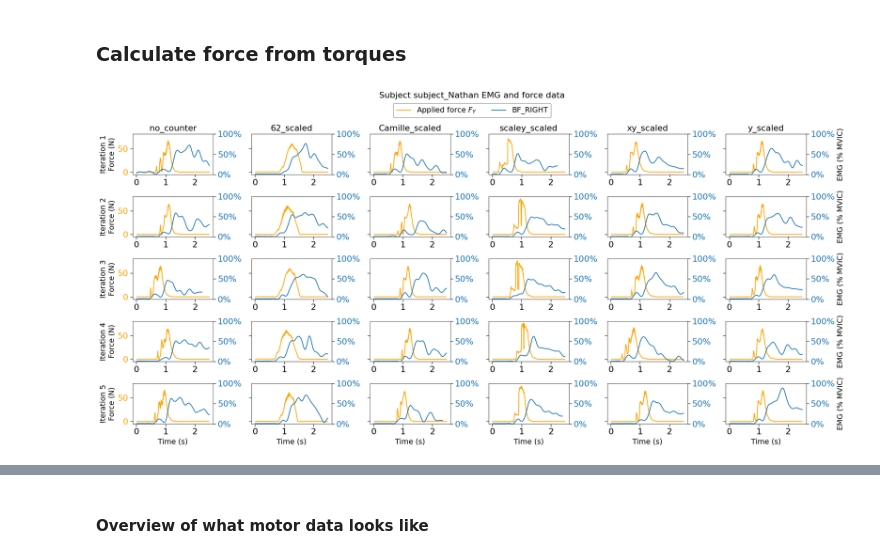
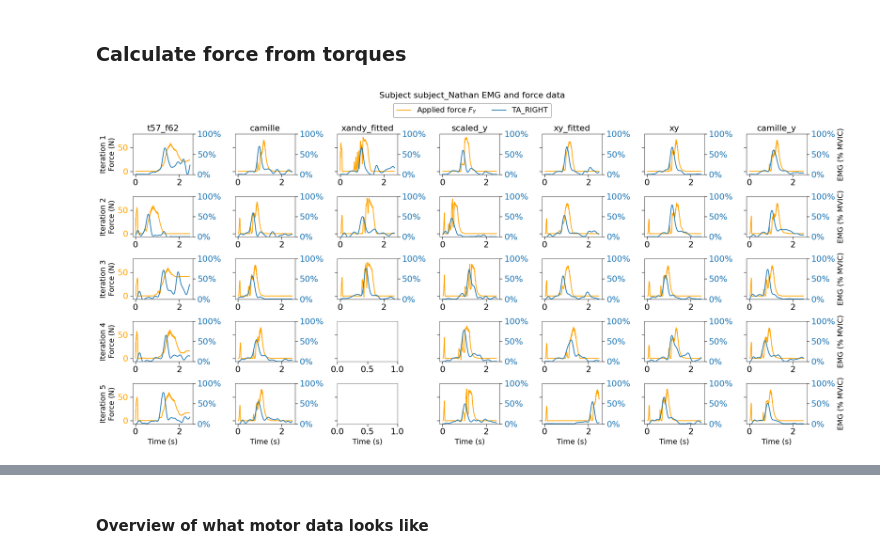
Before and after one commit to Harvard-Slade-Lab/assistive-arm, a Jupyter notebook: notebooks/analyze_emg_N2.ipynb, the cells around one changed output, grey strips where cells are left out. Cells and saved outputs as stored; diff of their text form; code cells hidden in the pictures.

```diff
--- a/notebooks/analyze_emg_N2.ipynb
+++ b/notebooks/analyze_emg_N2.ipynb
@@ -708,7 +749,7 @@ for subject in subject_data.keys():
         # Create dataframe containing the max values for each muscle, should be 1 row
         mvic_df = pd.DataFrame(data=[max_left + max_right], columns=left_mvic_cols + right_mvic_cols)
         # mvic_df = mvic_df[filtered_session_data["UNPOWERED"]["BEFORE"]["EMG"][0].columns]
-        mvic_df = mvic_df[['BF_LEFT', 'BF_RIGHT', 'G_LEFT', 'G_RIGHT', 'RF_LEFT', 'RF_RIGHT', 'VM_LEFT', 'VM_RIGHT']]
+        mvic_df = mvic_df[['BF_LEFT', 'BF_RIGHT', 'G_LEFT', 'G_RIGHT', 'RF_LEFT', 'RF_RIGHT', 'VM_LEFT', 'VM_RIGHT', 'SO_LEFT', 'SO_RIGHT', 'TA_LEFT', 'TA_RIGHT']]
 
         for t_unpowered in filtered_session_data["UNPOWERED"].keys():
             for i, unpowered_df in enumerate(filtered_session_data["UNPOWERED"][t_unpowered]["EMG"]):
@@ -802,22 +834,8 @@ if enable_paper_scaling:
-# %%
-subject = "MIH02"
-session = "December_20"
-
-t_unpowered = "BEFORE"
-
-filtered_session_data = subject_data[subject][session]["filtered_session_data"]
-unique_muscles = get_unique_muscles(subject_data[subject][session]["filtered_session_data"])
-
-plot_dir = subject_dirs[subject][session]["plot_dir"]
-filename = plot_dir / f"unassisted_every_muscle_before.svg"
-
-plot_every_muscle(title=f"Unassisted EMG activations (scaled)\n{t_unpowered}", muscles=unique_muscles, dfs=filtered_session_data["UNPOWERED"][t_unpowered]["EMG"][:5],
-                  fig_path=filename)
 # %% [markdown]
 ## Process MOTOR data
 # %%
 subject = "subject_Nathan"
-session = "September_26"
+session = "October_31"
 # profile = "Camille_no_counter"
 
 for profile in subject_data[subject][session]["filtered_session_data"]["ASSISTED"].keys():
@@ -898,7 +909,7 @@ for subject in subject_data.keys():
                     motor_df[torque] *= corrected_values
 # %%
 subject = "subject_Nathan"
-session = "September_26"
+session = "October_31"
 # profile = "peak_77%_62N"
 
 for profile in subject_data[subject][session]["filtered_session_data"]["ASSISTED"].keys():
@@ -968,63 +972,63 @@ for subject in subject_data.keys():
                 motor_log["F_Y"] = F[:, 1]
 # %%
 subject = "subject_Nathan"
-session = "September_26"
+session = "October_31"
 
-target_muscle = "BF_RIGHT"
+# target_muscle = "BF_RIGHT"
 # profile = "peak_77%_62N"
 
 filtered_session_data = subject_data[subject][session]["filtered_session_data"]
 
 plot_dir = subject_dirs[subject][session]["plot_dir"] / "force_muscle"
 plot_dir.mkdir(exist_ok=True)
 filename = plot_dir / f"overview_force_muscle.svg"
 
 n_cols = len(filtered_session_data["ASSISTED"].keys())
 n_rows = len(filtered_session_data["ASSISTED"][profile]["MOTOR_DATA"])
 
-fig, axs = plt.subplots(n_rows, n_cols, figsize=(20, 10), sharey=True)
-fig.suptitle(f"Subject {subject} EMG and force data")
+for target_muscle in ["TA_RIGHT", "SO_RIGHT"]: # ["BF_LEFT", "BF_RIGHT", "VM_LEFT", "VM_RIGHT", "G_LEFT", "G_RIGHT", "RF_LEFT", "RF_RIGHT", "TA_RIGHT", "SO_RIGHT"]:
+    fig, axs = plt.subplots(n_rows, n_cols, figsize=(20, 10), sharey=True)
+    fig.suptitle(f"Subject {subject} EMG and force data")
+    for i, profile in enumerate(filtered_session_data["ASSISTED"].keys()):
+        words = profile.split('_')
+        axs[0, i].set_title('_'.join(words[-2:]))
+        for j, motor_df in enumerate(filtered_session_data["ASSISTED"][profile]["MOTOR_DATA"]):
+            emg_data = filtered_session_data["ASSISTED"][profile]["EMG"][j]
 
-for i, profile in enumerate(filtered_session_data["ASSISTED"].keys()):
-    words = profile.split('_')
-    axs[0, i].set_title('_'.join(words[-2:]))
-    for j, motor_df in enumerate(filtered_session_data["ASSISTED"][profile]["MOTOR_DATA"]):
-        emg_data = filtered_session_data["ASSISTED"][profile]["EMG"][j]
+            # Remove the first 3 seconds of EMG data
+            emg_data = emg_data[emg_data.index >= 3]  # Keep data from 3 seconds onwards
+            emg_data = emg_data[emg_data.index <= 5.5]  # Crop data after 2.5 seconds (3s to 5.5s)
+            emg_data.index = emg_data.index - 3  # Reset index to start from 0
 
-        # Remove the first 3 seconds of EMG data
-        emg_data = emg_data[emg_data.index >= 3]  # Keep data from 3 seconds onwards
-        emg_data = emg_data[emg_data.index <= 5.5]  # Crop data after 2.5 seconds (3s to 5.5s)
-        emg_data.index = emg_data.index - 3  # Reset index to start from 0
+            # Remove everything after 2.5 Seconds in the motor data
+            motor_df = motor_df[motor_df.index <= 2.5]  # Crop data after 2.5 seconds
 
-        # Remove everything after 2.5 Seconds in the motor data
-        motor_df = motor_df[motor_df.index <= 2.5]  # Crop data after 2.5 seconds
+            # Plot force values on the primary y-axis
+            axs[j, i].plot(motor_df.index, motor_df.F_Y, label=r"Applied force $F_Y$", color='orange')
+            axs[j, i].tick_params(axis='y', labelcolor='orange')
 
-        # Plot force values on the primary y-axis
-        axs[j, i].plot(motor_df.index, motor_df.F_Y, label=r"Applied force $F_Y$", color='orange')
-        axs[j, i].tick_params(axis='y', labelcolor='orange')
+            # Create a secondary y-axis for EMG data
+            ax2 = axs[j, i].twinx()
+            ax2.plot(emg_data.index, emg_data[target_muscle], label=target_muscle, color=u'#1f77b4')
+            ax2.set_ylim(0, 1)  # Set EMG activation scale from 0 to 1
 
-        # Create a secondary y-axis for EMG data
-        ax2 = axs[j, i].twinx()
-        ax2.plot(emg_data.index, emg_data[target_muscle], label=target_muscle, color=u'#1f77b4')
-        ax2.set_ylim(0, 1)  # Set EMG activation scale from 0 to 1
+            if i == len(filtered_session_data["ASSISTED"].keys()) - 1:
+                ax2.set_ylabel('EMG (% MVIC)', color='black')
+            ax2.yaxis.set_major_formatter(mticker.PercentFormatter(xmax=1))
+            ax2.tick_params(axis='y', labelcolor=u'#1f77b4')
 
-        if i == len(filtered_session_data["ASSISTED"].keys()) - 1:
-            ax2.set_ylabel('EMG (% MVIC)', color='black')
-        ax2.yaxis.set_major_formatter(mticker.PercentFormatter(xmax=1))
-        ax2.tick_params(axis='y', labelcolor=u'#1f77b4')
+            axs[j, 0].set_ylabel(f"Iteration {j+1}\nForce (N)")
+            axs[-1, i].set_xlabel("Time (s)")
 
-        axs[j, 0].set_ylabel(f"Iteration {j+1}\nForce (N)")
-        axs[-1, i].set_xlabel("Time (s)")
+            handles, labels = axs[j, i].get_legend_handles_labels()
+            handles2, labels2 = ax2.get_legend_handles_labels()
+            handles += handles2
+            labels += labels2
 
-        handles, labels = axs[j, i].get_legend_handles_labels()
-        handles2, labels2 = ax2.get_legend_handles_labels()
-        handles += handles2
-        labels += labels2
-
-fig.legend(handles, labels, loc='upper center', ncols=2, bbox_to_anchor=(0.5, 0.96), fontsize=14)
-plt.tight_layout(rect=[0, 0.03, 1, 0.95])
-plt.savefig(filename, dpi=500, format='svg')
-plt.savefig(latex_figure_dir / "emg_plots" / filename.with_suffix('.png').name, dpi=500, format="png")
-plt.show()
+    fig.legend(handles, labels, loc='upper center', ncols=2, bbox_to_anchor=(0.5, 0.96), fontsize=14)
+    plt.tight_layout(rect=[0, 0.03, 1, 0.95])
+    # plt.savefig(filename, dpi=500, format='svg')
+    plt.savefig(plot_dir / f"{target_muscle}_{filename.with_suffix('.png').name}", dpi=500, format="png")
+    plt.show()
 # %% [output]
-[figure, old version]
+[figure, new version]
```
Also changed, not shown: parts of 45 cells of this notebook, 2 other files.
